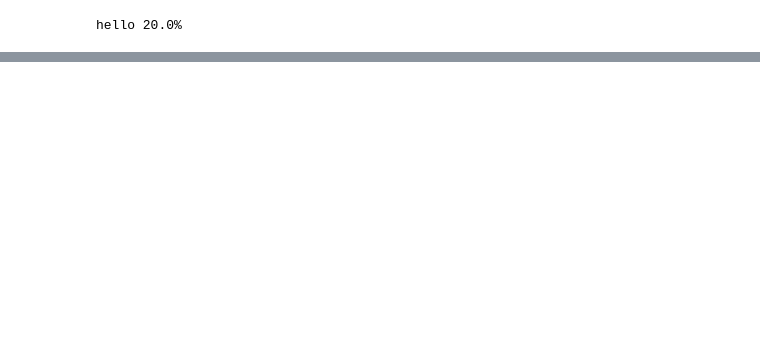
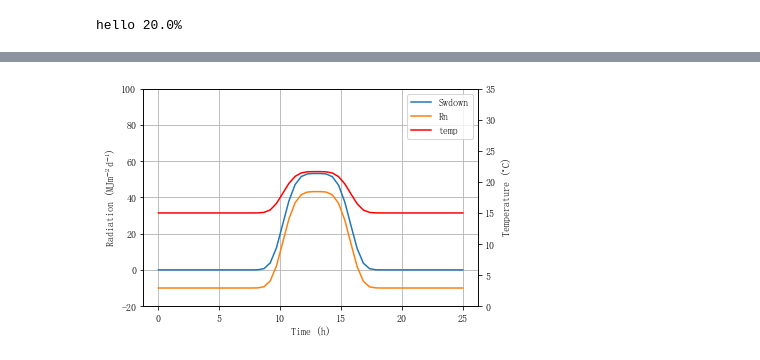
Before and after one commit to Junch/Nodejs, a Jupyter notebook: tushare/matplot2.ipynb, the cells around one changed output, grey strips where cells are left out. Drawn from its saved outputs; the diff is of its cells as text; code cells hidden in the pictures; blank space fills up the shorter version.

```diff
--- a/tushare/matplot2.ipynb
+++ b/tushare/matplot2.ipynb
@@ -63,0 +77,35 @@ plt.show()
+# %%
+from matplotlib import rc
+rc('mathtext', default='regular')
+
+pi = np.pi
+
+# fake data
+time = np.linspace (0, 25, 50)
+temp = 50 / np.sqrt (2 * pi * 3**2) \
+        * np.exp (-((time - 13)**2 / (3**2))**2) + 15
+Swdown = 400 / np.sqrt (2 * pi * 3**2) * np.exp (-((time - 13)**2 / (3**2))**2)
+Rn = Swdown - 10
+
+fig = plt.figure()
+ax = fig.add_subplot(111)
+
+ax.plot(time, Swdown, '-', label = 'Swdown')
+ax.plot(time, Rn, '-', label = 'Rn')
+ax2 = ax.twinx()
+ax2.plot(time, temp, '-r', label = 'temp')
+
+# ask matplotlib for the plotted objects and their labels
+lines, labels = ax.get_legend_handles_labels()
+lines2, labels2 = ax2.get_legend_handles_labels()
+ax2.legend(lines + lines2, labels + labels2, loc=0)
+
+ax.grid()
+ax.set_xlabel("Time (h)")
+ax.set_ylabel(r"Radiation ($MJ\,m^{-2}\,d^{-1}$)")
+ax2.set_ylabel(r"Temperature ($^\circ$C)")
+ax2.set_ylim(0, 35)
+ax.set_ylim(-20,100)
+plt.show()
+# %% [output]
+[figure, added]
```
Also changed, not shown: parts of 5 cells of this notebook, 2 other files.
